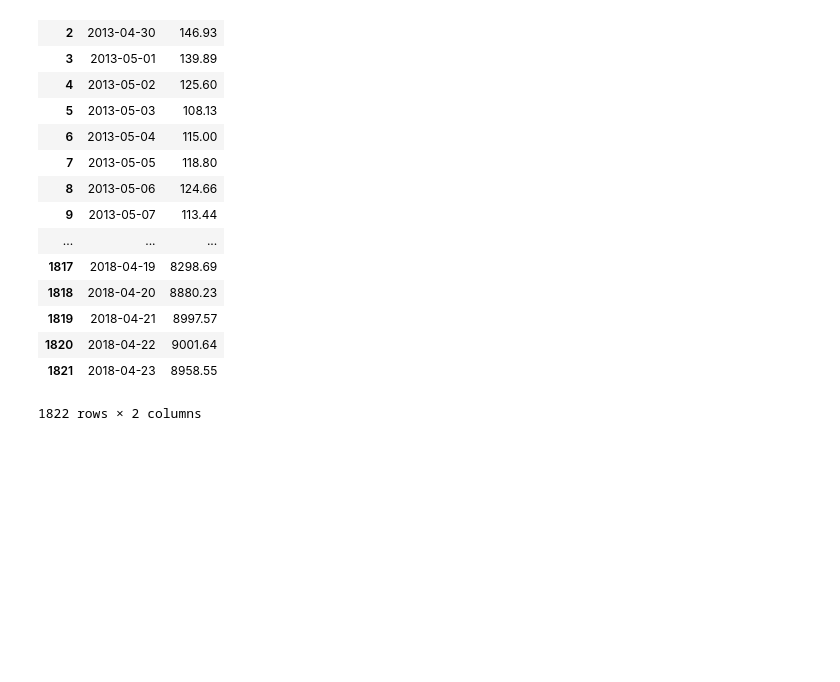
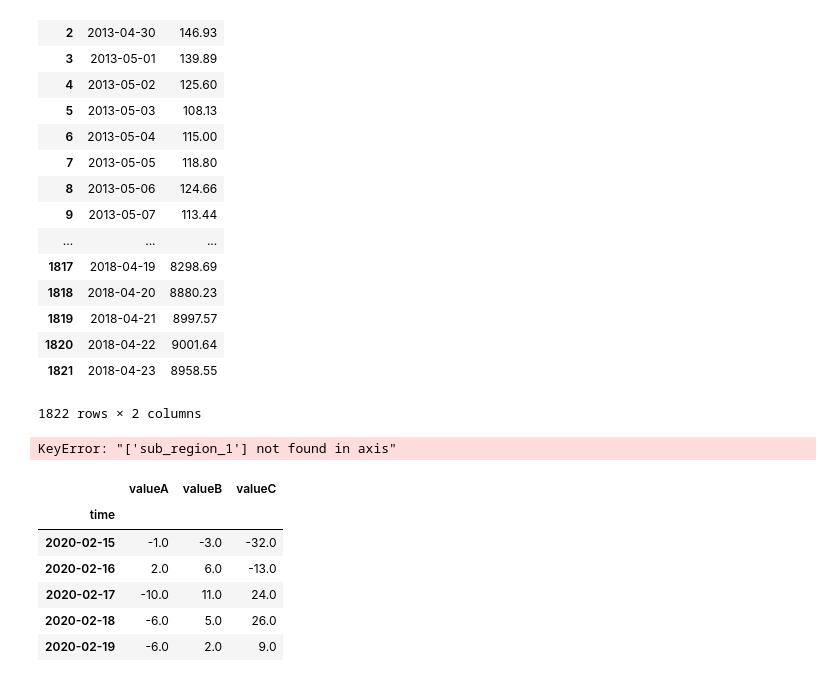
Before and after one commit to covidmaps/scotland, a Jupyter notebook: transport.ipynb, the cells around one changed output. Saved outputs shown, nothing was run; the diff lists cells and outputs as text; code cells hidden in the pictures; blank space fills up the shorter version.

```diff
--- a/transport.ipynb
+++ b/transport.ipynb
@@ -128,3 +128,8 @@ df_bitcoin
 | 1820 | 2018-04-22 | 9001.64 |
 | 1821 | 2018-04-23 | 8958.55 |
 1822 rows × 2 columns
+# %%
+df_aberdeen2.reset_index(inplace=True, drop=True)
+df_aberdeen2 = df_aberdeen2.drop('sub_region_1', 1)
+# %% [output]
+KeyError: "['sub_region_1'] not found in axis"
@@ -130,0 +138,10 @@ df_bitcoin
+# %%
+df_aberdeen2.head().set_index('time')
+# %% [output]
+|  | valueA | valueB | valueC |
+| time |  |  |  |
+| 2020-02-15 | -1.0 | -3.0 | -32.0 |
+| 2020-02-16 | 2.0 | 6.0 | -13.0 |
+| 2020-02-17 | -10.0 | 11.0 | 24.0 |
+| 2020-02-18 | -6.0 | 5.0 | 26.0 |
+| 2020-02-19 | -6.0 | 2.0 | 9.0 |
```
Also changed, not shown: parts of 8 cells of this notebook, 2 other files.
